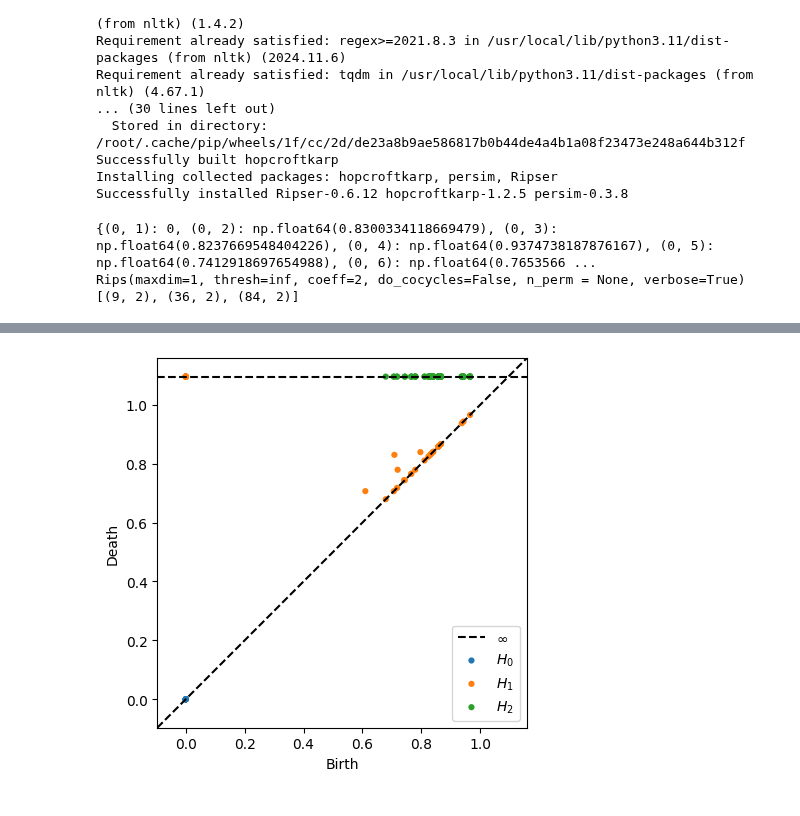
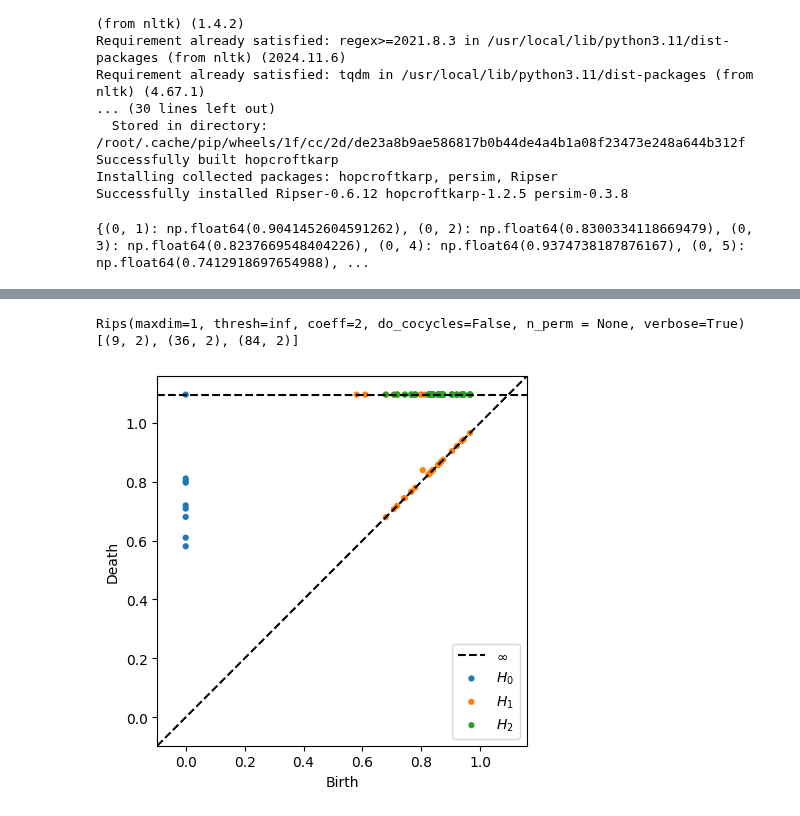
Before and after one commit to aguilin1/tda_ai_text_generation, a Jupyter notebook: tda_ai_text_detection.ipynb, the cells around one changed output, grey strips where cells are left out. Saved outputs shown, nothing was run; the diff lists cells and outputs as text; code cells hidden in the pictures.

```diff
--- a/tda_ai_text_detection.ipynb
+++ b/tda_ai_text_detection.ipynb
@@ -67,6 +67,9 @@ def angular_distance(embeddings, index_1, index_2):
                               embeddings[index_2].reshape(1, -1))[0][0]
 
   dist = 2 * np.arccos(cos_sim) / np.pi
+  if np.isnan(dist):
+    # If we've gotten here it's likely the precision needed to differentiate is more than a float can handle
+    dist = 0.0
   return dist
 
 # input a single array of embeddings
@@ -115,7 +118,7 @@ def ripserFiltration(distanceMat, maxDim=2):
   # https://docs.scikit-tda.org/en/latest/notebooks/scikit-tda%20Tutorial.html#1.1.3.-Input-option:-Distance-matrix
 
   # This version uses the distance matrix input, which is what we want
-  birthDeathPairs = ripser(distanceMat, distance_matrix=True, maxdim=maxDim)['dgms']
+  birthDeathPairs = ripser(distanceMat, distance_matrix=True, maxdim=maxDim, do_cocycles=True)['dgms']
 
   # diagrams is a vector of vectors where each element of each
   # vector is [birth epoch, death epoch] and the vectors are in increasing order
@@ -404,17 +476,15 @@ def distances(embeddings, time_skeleton):
     return distances
 
 _, batch_embeddings = load_cached_embeddings('ai', 'bow', 10)
-d = distances(batch_embeddings[0], True)
+d = distances(batch_embeddings[0], False)
 
 print(d)
 birth_deaths, still_living, max_epic, dims = filtration(d, 'inf')
-# plot_persistence_diagram_a(birth_deaths, still_living, max_epic)
+plot_persistence_diagram_b(birth_deaths, still_living, max_epic)
 
 rips = Rips()
 # print(dims)
 print([a.shape for a in list(dims.values())])
 rips.plot(list(dims.values()))
 # %% [output]
-{(0, 1): 0, (0, 2): np.float64(0.8300334118669479), (0, 3): np.float64(0.8237669548404226), (0, 4): np.float64(0.9374738187876167), (0, 5): np.float64(0.7412918697654988), (0, 6): np.float64(0.7653566 ...
-Rips(maxdim=1, thresh=inf, coeff=2, do_cocycles=False, n_perm = None, verbose=True)
-[(9, 2), (36, 2), (84, 2)]
+{(0, 1): np.float64(0.9041452604591262), (0, 2): np.float64(0.8300334118669479), (0, 3): np.float64(0.8237669548404226), (0, 4): np.float64(0.9374738187876167), (0, 5): np.float64(0.7412918697654988), ...
@@ -421,4 +492,6 @@ Rips(maxdim=1, thresh=inf, coeff=2, do_cocycles=False, n_perm = None, verbose=Tr
+Rips(maxdim=1, thresh=inf, coeff=2, do_cocycles=False, n_perm = None, verbose=True)
+[(9, 2), (36, 2), (84, 2)]
-[figure, old version]
+[figure, new version]
 # %%
 import pickle
 import numpy as np
```
Also changed, not shown: parts of 5 cells of this notebook.
